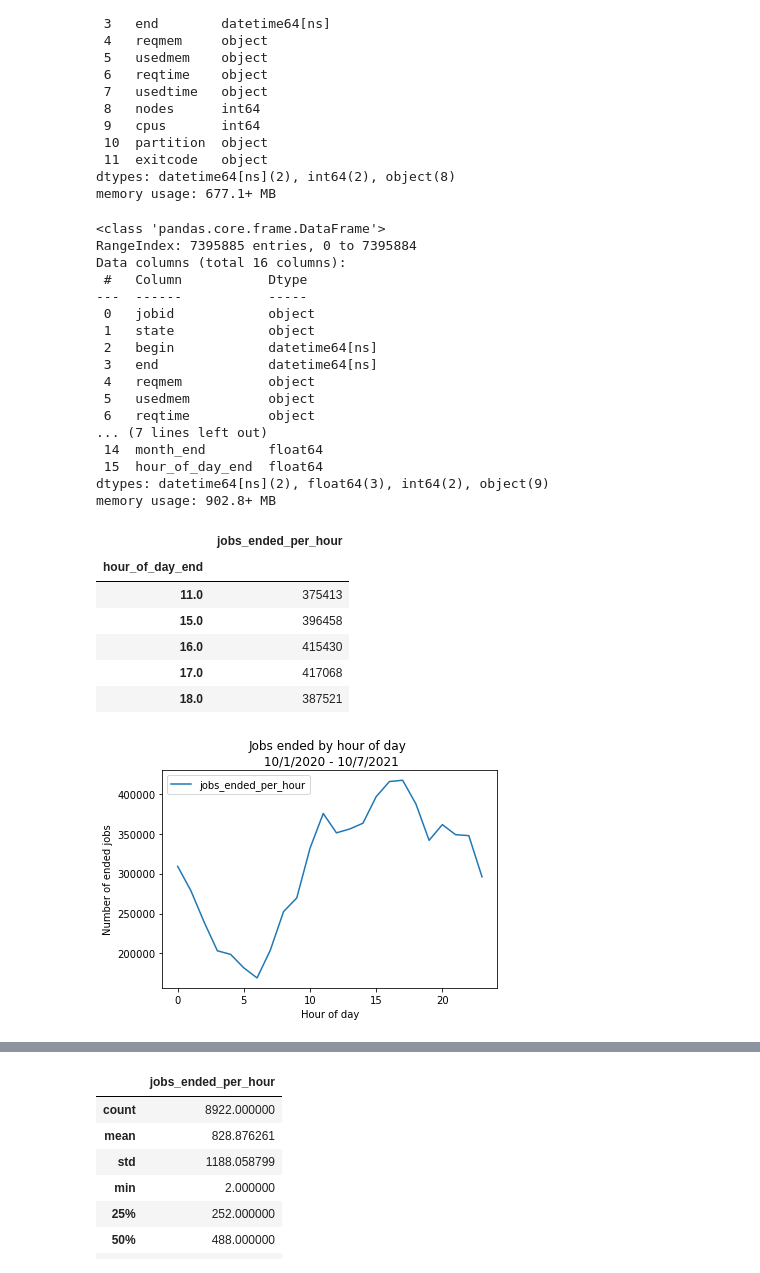
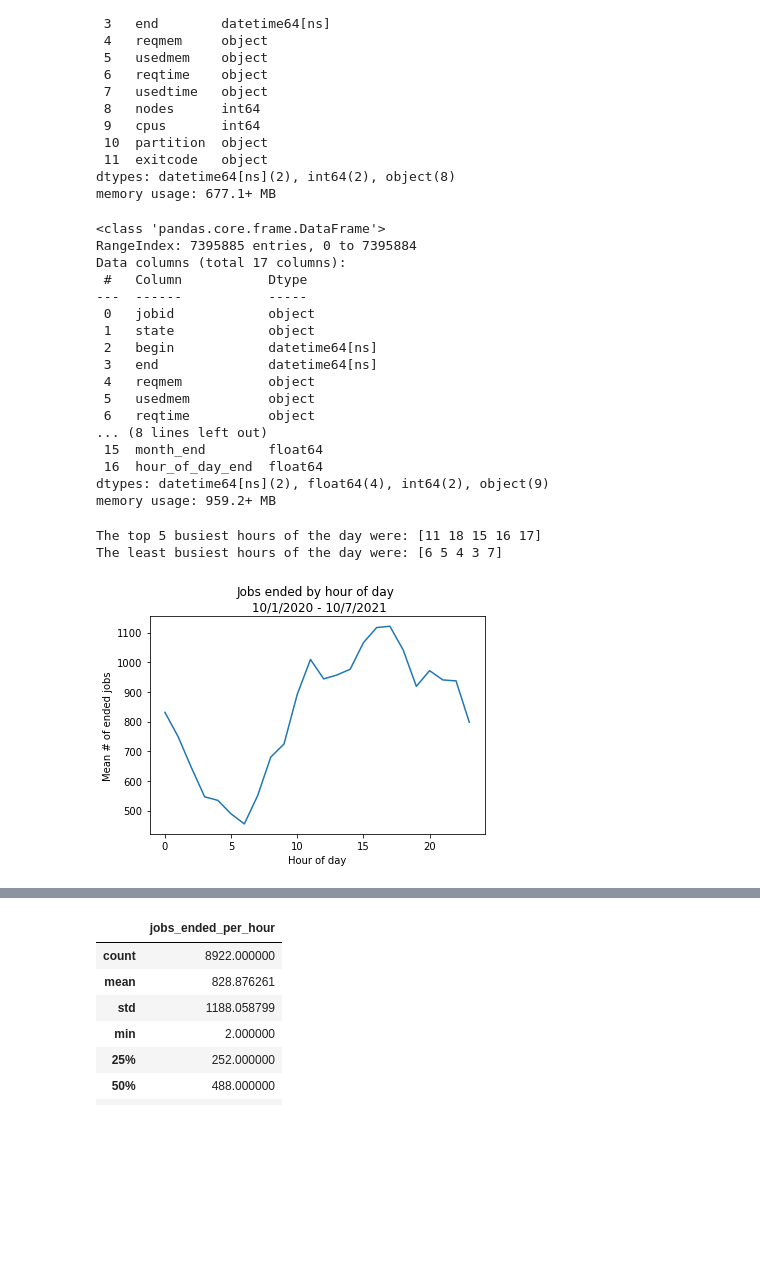
Before and after one commit to nss-data-science-cohort-5/accre-red-skittles, a Jupyter notebook: notebooks/fullsample.ipynb, the cells around one changed output, grey strips where cells are left out. Cells and saved outputs as stored; diff of their text form; code cells hidden in the pictures; blank space fills up the shorter version.

```diff
--- a/notebooks/fullsample.ipynb
+++ b/notebooks/fullsample.ipynb
@@ -40,6 +39,7 @@ memory usage: 677.1+ MB
 # %%
 # add date and hour of day column
 df['date_end'] = df['end'].dt.date
+df['year_end'] = df['end'].dt.year
 df['week_end'] = df['end'].dt.week
 df['month_end'] = df['end'].dt.month
 df['hour_of_day_end'] = df['end'].dt.hour
@@ -48,7 +48,7 @@ df.info()
 # %% [output]
 <class 'pandas.core.frame.DataFrame'>
 RangeIndex: 7395885 entries, 0 to 7395884
-Data columns (total 16 columns):
+Data columns (total 17 columns):
  #   Column           Dtype
 ---  ------           -----
  0   jobid            object
@@ -58,37 +58,51 @@ Data columns (total 16 columns):
  4   reqmem           object
  5   usedmem          object
  6   reqtime          object
-... (7 lines left out)
- 14  month_end        float64
- 15  hour_of_day_end  float64
-dtypes: datetime64[ns](2), float64(3), int64(2), object(9)
-memory usage: 902.8+ MB
+... (8 lines left out)
+ 15  month_end        float64
+ 16  hour_of_day_end  float64
+dtypes: datetime64[ns](2), float64(4), int64(2), object(9)
+memory usage: 959.2+ MB
 # %%
 # count values per day per hour
 
 jobs_ended = df\
     .value_counts(subset=['date_end',
+                          'year_end',
                           'month_end',
                           'week_end',
                           'hour_of_day_end'])\
     .reset_index()\
-    .set_index(['date_end', 'week_end', 'month_end','hour_of_day_end'])\
+    .set_index(['date_end', 'year_end', 'month_end', 'week_end', 'hour_of_day_end'])\
     .rename(columns={0:'jobs_ended_per_hour'})
+# %%
+def draw_plot(series=None, kind='line', title='', xlabel='', ylabel=''):
+     series.plot(kind=kind,
+                 title=title,
+                 xlabel=xlabel,
+                 ylabel=ylabel)
+# %%
+def print_outliers_msg(series=None, label='', size=5):
+    top_5 = series.nlargest(n=size).sort_values()
+    bottom_5 = series.nsmallest(n=size).sort_values()
+
+    print(f'The top 5 busiest {label} were: {top_5.index.values.astype(int)}')
+    print(f'The least busiest {label} were: {bottom_5.index.values.astype(int)}')
+# %%
+def group_data(dataframe=None, groupby='', agg='', agg_func='mean'):
+    return dataframe\
+        .groupby(groupby)[agg]\
+        .agg(agg_func)
 # %%
-jobs_ended_hour = jobs_ended\
-    .groupby('hour_of_day_end')\
-    .agg('sum')
+tmp_series = group_data(dataframe=jobs_ended, groupby='hour_of_day_end', agg='jobs_ended_per_hour')
 
-jobs_ended_hour.plot(kind='line',
-      title='Jobs ended by hour of day \n 10/1/2020 - 10/7/2021',
-      xlabel='Hour of day',
-      ylabel='Number of ended jobs')
+draw_plot(series=tmp_series,
+          title='Jobs ended by hour of day \n 10/1/2020 - 10/7/2021',
+          xlabel='Hour of day',
+          ylabel='Mean # of ended jobs')
+
+print_outliers_msg(series=tmp_series, label='hours of the day')
 # %% [output]
-|  | jobs_ended_per_hour |
-| hour_of_day_end |  |
-| 11.0 | 375413 |
-| 15.0 | 396458 |
-| 16.0 | 415430 |
-| 17.0 | 417068 |
-| 18.0 | 387521 |
+The top 5 busiest hours of the day were: [11 18 15 16 17]
+The least busiest hours of the day were: [6 5 4 3 7]
-[figure, old version]
+[figure, new version]
```
Also changed, not shown: parts of 7 cells of this notebook.
